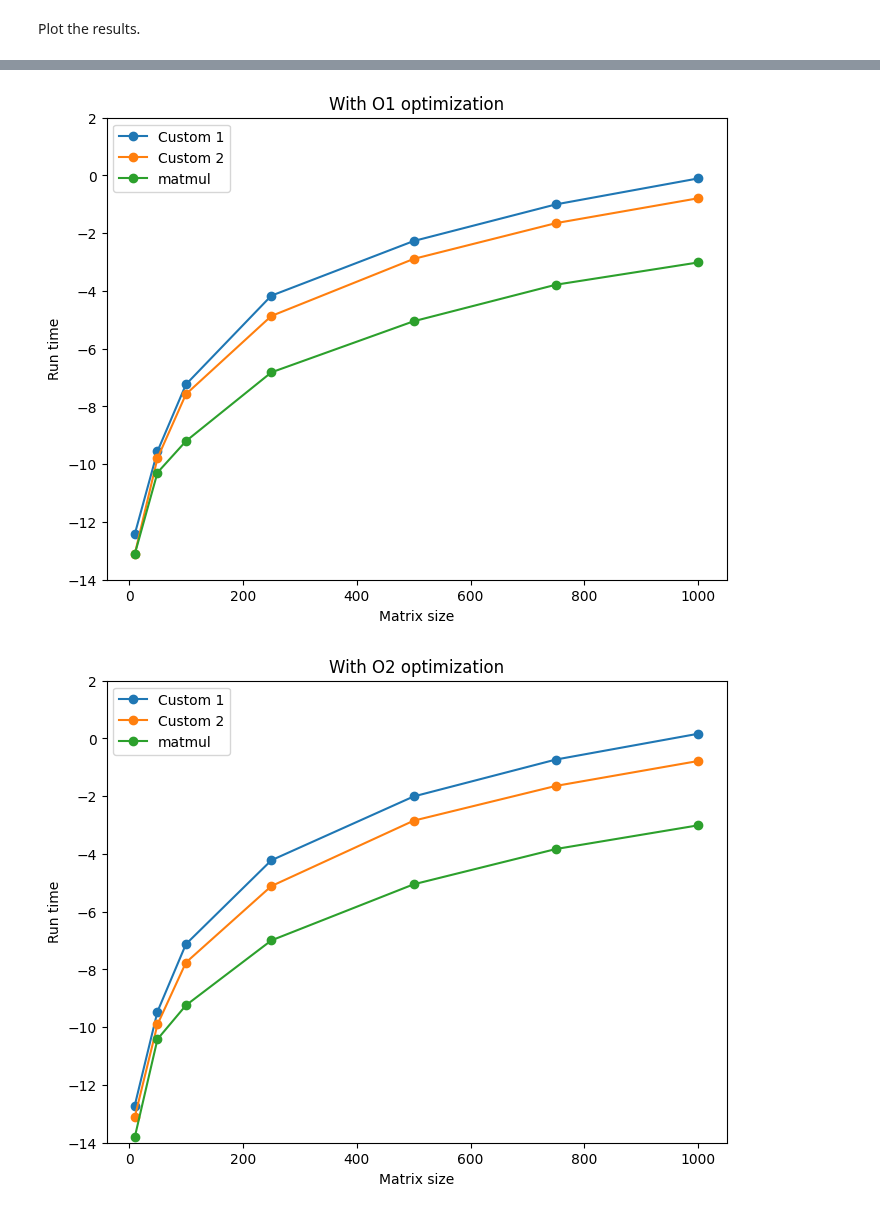
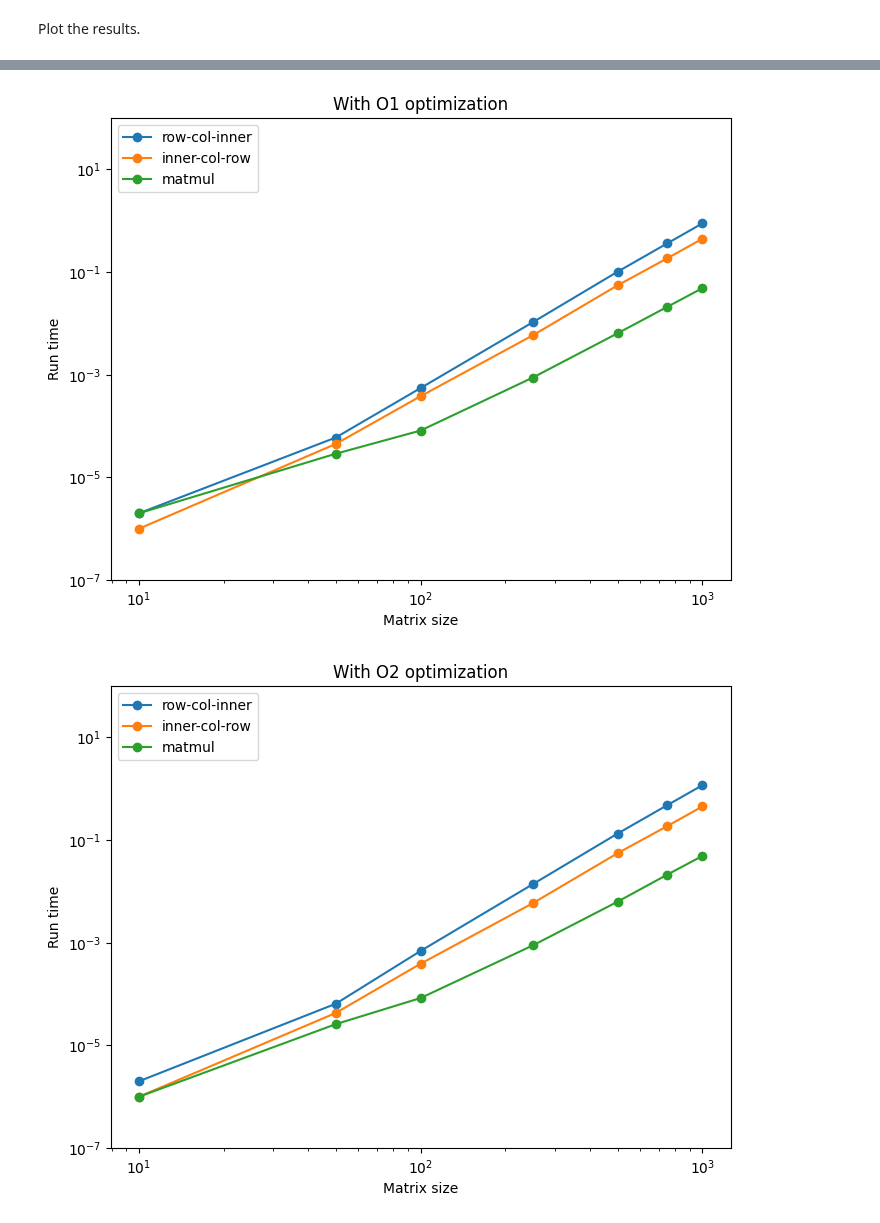
Before and after one commit to jchryssanthacopoulos/quantum_information, a Jupyter notebook: assignment_1/src/plot_exercise_3.ipynb, the cells around one changed output, grey strips where cells are left out. Saved outputs shown, nothing was run; the diff lists cells and outputs as text; code cells hidden in the pictures.

Commit message:
Update figures and report

```diff
--- a/assignment_1/src/plot_exercise_3.ipynb
+++ b/assignment_1/src/plot_exercise_3.ipynb
@@ -46,13 +46,13 @@ Plot the results.
 # %%
 for i in range(len(opt_flags)):
     plt.figure(figsize=(8, 6))
-    plt.plot(mat_sizes, np.log(run_times[i, 0]), 'o-', label='Custom 1')
-    plt.plot(mat_sizes, np.log(run_times[i, 1]), 'o-', label='Custom 2')
-    plt.plot(mat_sizes, np.log(run_times[i, 2]), 'o-', label='matmul')
+    plt.loglog(mat_sizes, run_times[i, 0], 'o-', label='row-col-inner')
+    plt.loglog(mat_sizes, run_times[i, 1], 'o-', label='inner-col-row')
+    plt.loglog(mat_sizes, run_times[i, 2], 'o-', label='matmul')
     plt.title(opt_flag_descriptors[i])
     plt.xlabel('Matrix size')
     plt.ylabel('Run time')
-    plt.ylim([-14, 2])
+    plt.ylim([1e-7, 1e2])
     plt.legend(loc='upper left')
     plt.savefig(plot_names[i], format="pdf", bbox_inches="tight");
 # %% [output]
@@ -60,2 +60,2 @@ for i in range(len(opt_flags)):
-[figure, old version]
+[figure, new version]
-[figure, old version]
+[figure, new version]
```
Also changed, not shown: parts of 3 cells of this notebook, 15 other files.
